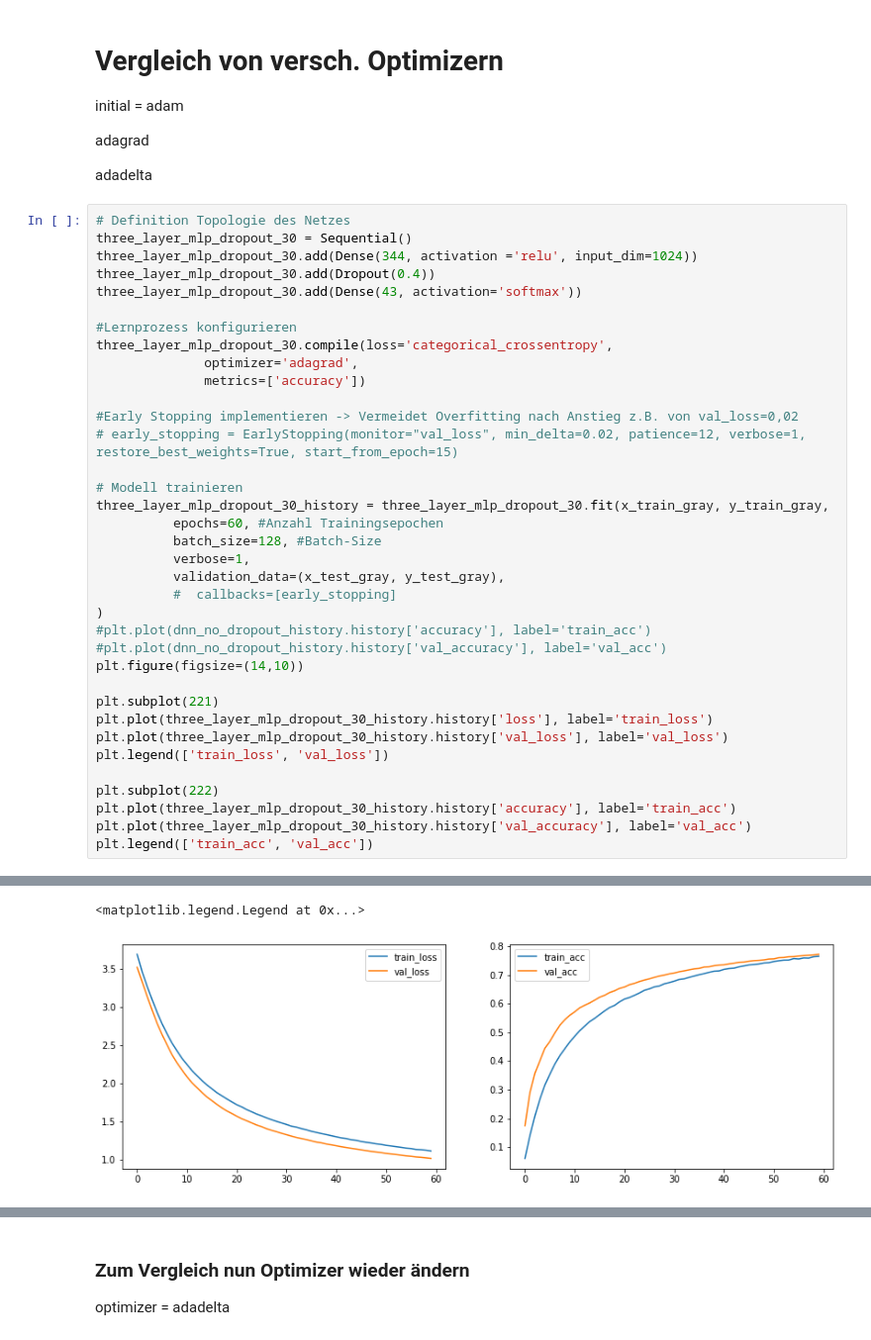
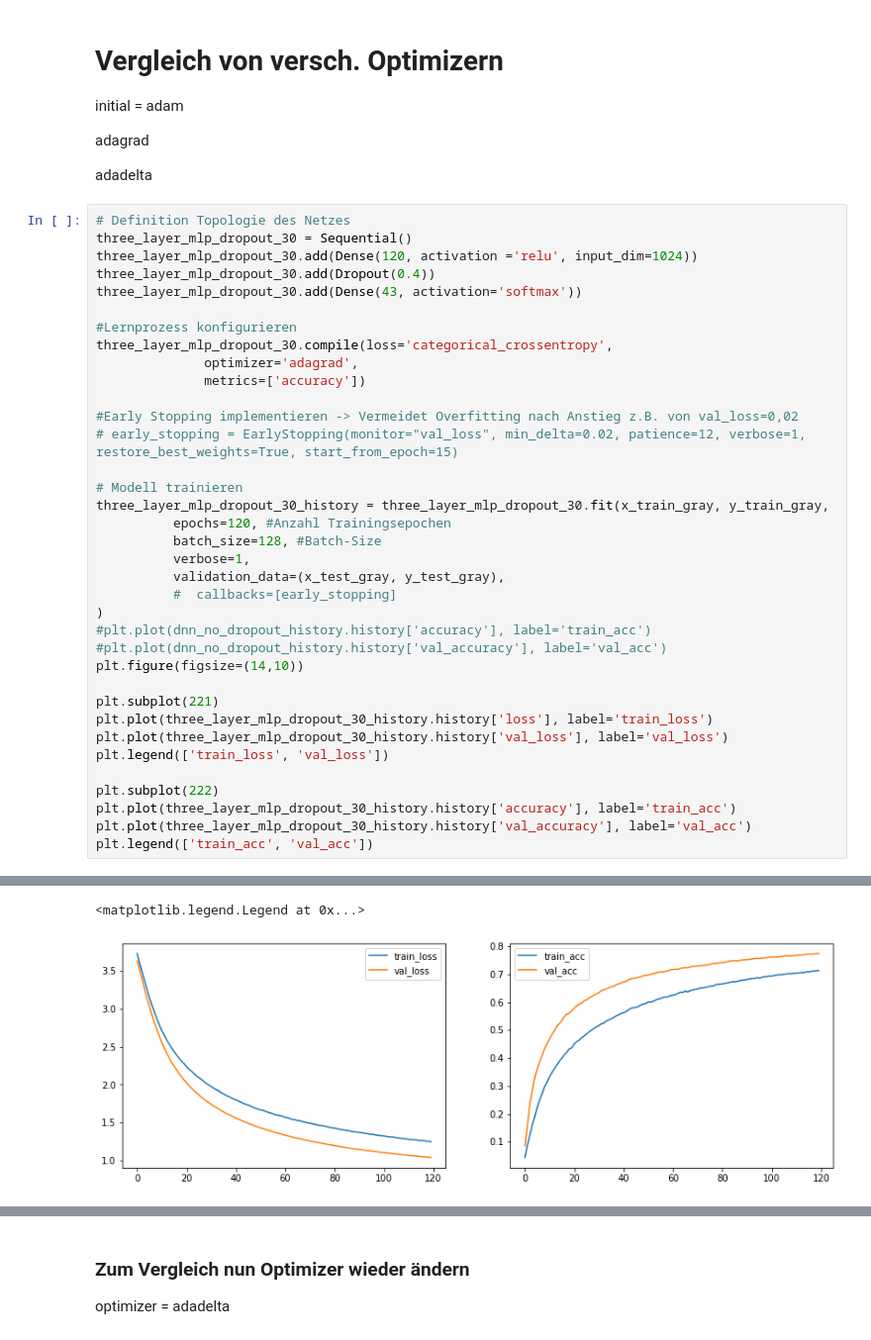
Before and after one commit to nmaaiken/neuro_modularbeit, a Jupyter notebook: 1_Hidden_Layer.ipynb, the cells around one changed output, grey strips where cells are left out. Shown: that part at 99% size. Drawn from its saved outputs; the diff is of its cells as text.

```diff
--- a/1_Hidden_Layer.ipynb
+++ b/1_Hidden_Layer.ipynb
@@ -863,7 +870,7 @@ adadelta
 # %%
 # Definition Topologie des Netzes
 three_layer_mlp_dropout_30 = Sequential()
-three_layer_mlp_dropout_30.add(Dense(344, activation ='relu', input_dim=1024))
+three_layer_mlp_dropout_30.add(Dense(120, activation ='relu', input_dim=1024))
 three_layer_mlp_dropout_30.add(Dropout(0.4))
 three_layer_mlp_dropout_30.add(Dense(43, activation='softmax'))
 
@@ -877,7 +884,7 @@ three_layer_mlp_dropout_30.compile(loss='categorical_crossentropy',
 
 # Modell trainieren
 three_layer_mlp_dropout_30_history = three_layer_mlp_dropout_30.fit(x_train_gray, y_train_gray,
-          epochs=60, #Anzahl Trainingsepochen
+          epochs=120, #Anzahl Trainingsepochen
           batch_size=128, #Batch-Size
           verbose=1,
           validation_data=(x_test_gray, y_test_gray),
@@ -917,2 +924,2 @@ Epoch 60/60
 <matplotlib.legend.Legend at 0x...>
-[figure, old version]
+[figure, new version]
```
Also changed, not shown: parts of 10 cells of this notebook.
